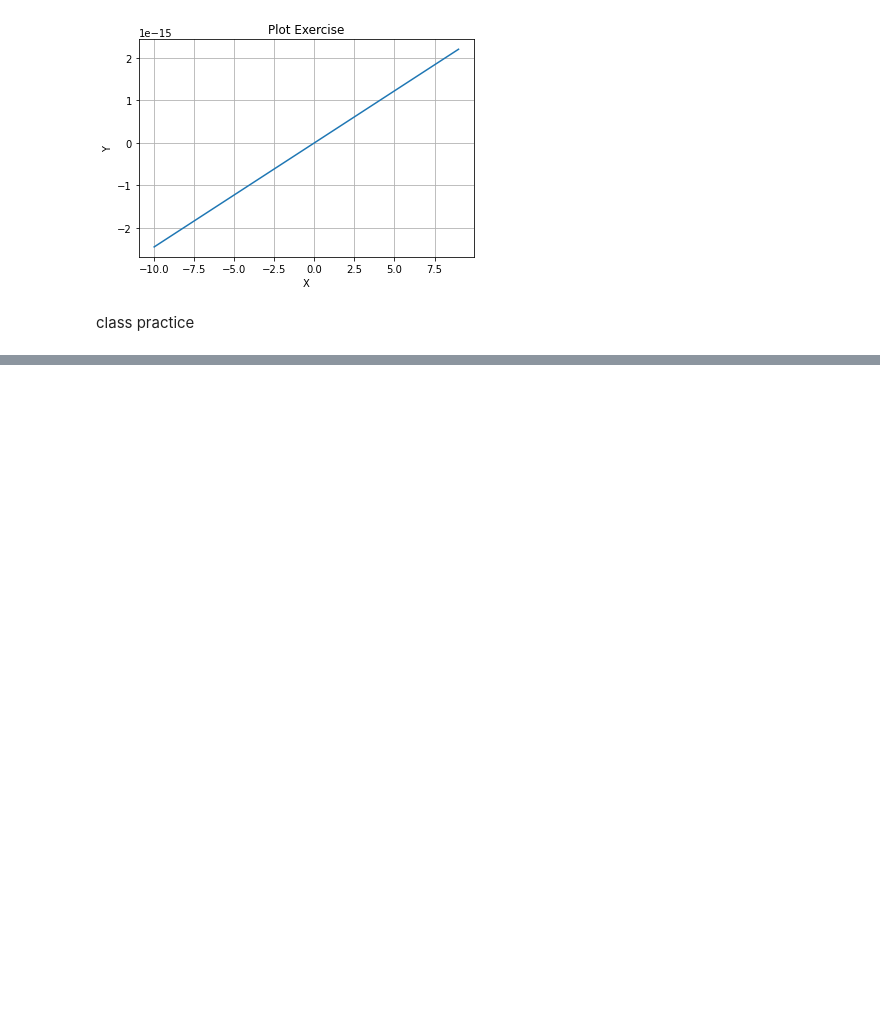
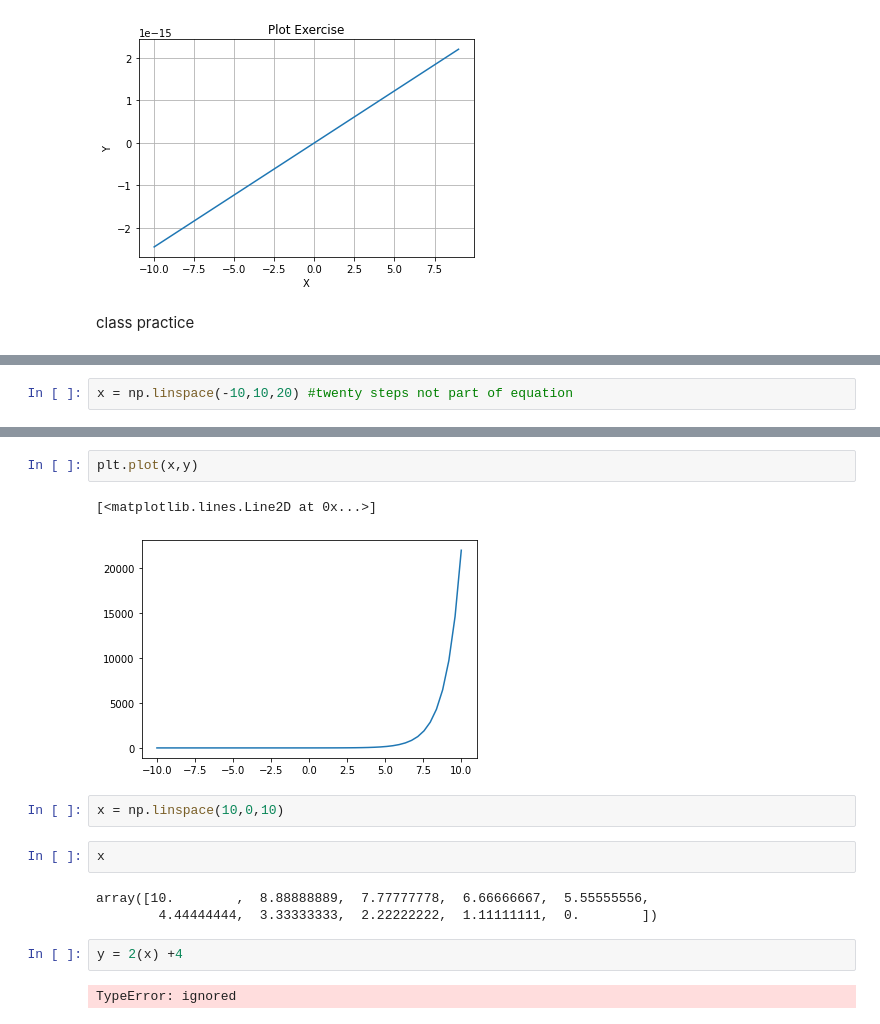
Before and after one commit to lexiwellen/Data-Science, a Jupyter notebook: Wellen_Lab_1.ipynb, the cells around one changed output, grey strips where cells are left out. Drawn from its saved outputs; the diff is of its cells as text; blank space fills up the shorter version.

```diff
--- a/Wellen_Lab_1.ipynb
+++ b/Wellen_Lab_1.ipynb
@@ -388,0 +402,2 @@ class practice
+# %%
+x = np.linspace(-10,10,20) #twenty steps not part of equation
@@ -388,0 +420,16 @@ class practice
+# %%
+plt.plot(x,y)
+# %% [output]
+[<matplotlib.lines.Line2D at 0x...>]
+[figure, added]
+# %%
+x = np.linspace(10,0,10)
+# %%
+x
+# %% [output]
+array([10.        ,  8.88888889,  7.77777778,  6.66666667,  5.55555556,
+        4.44444444,  3.33333333,  2.22222222,  1.11111111,  0.        ])
+# %%
+y = 2(x) +4
+# %% [output]
+TypeError: ignored
```
Also changed, not shown: parts of 6 cells of this notebook.
